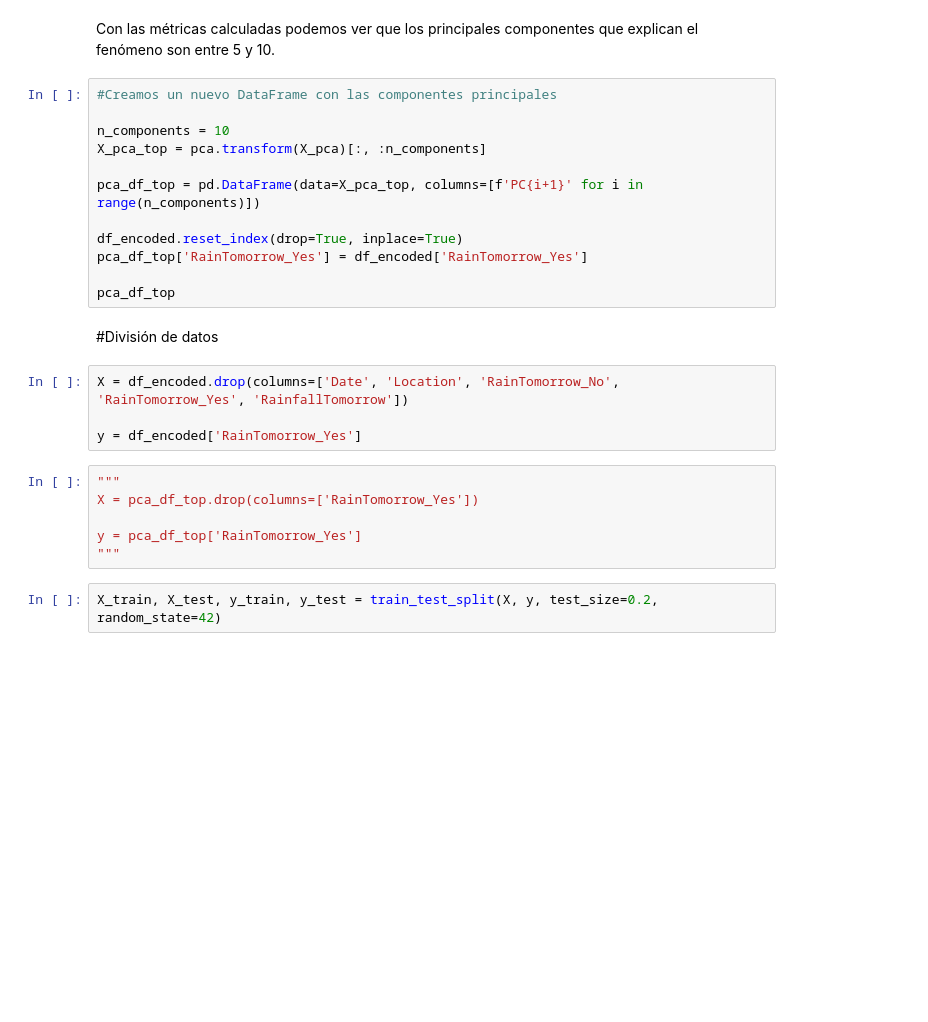
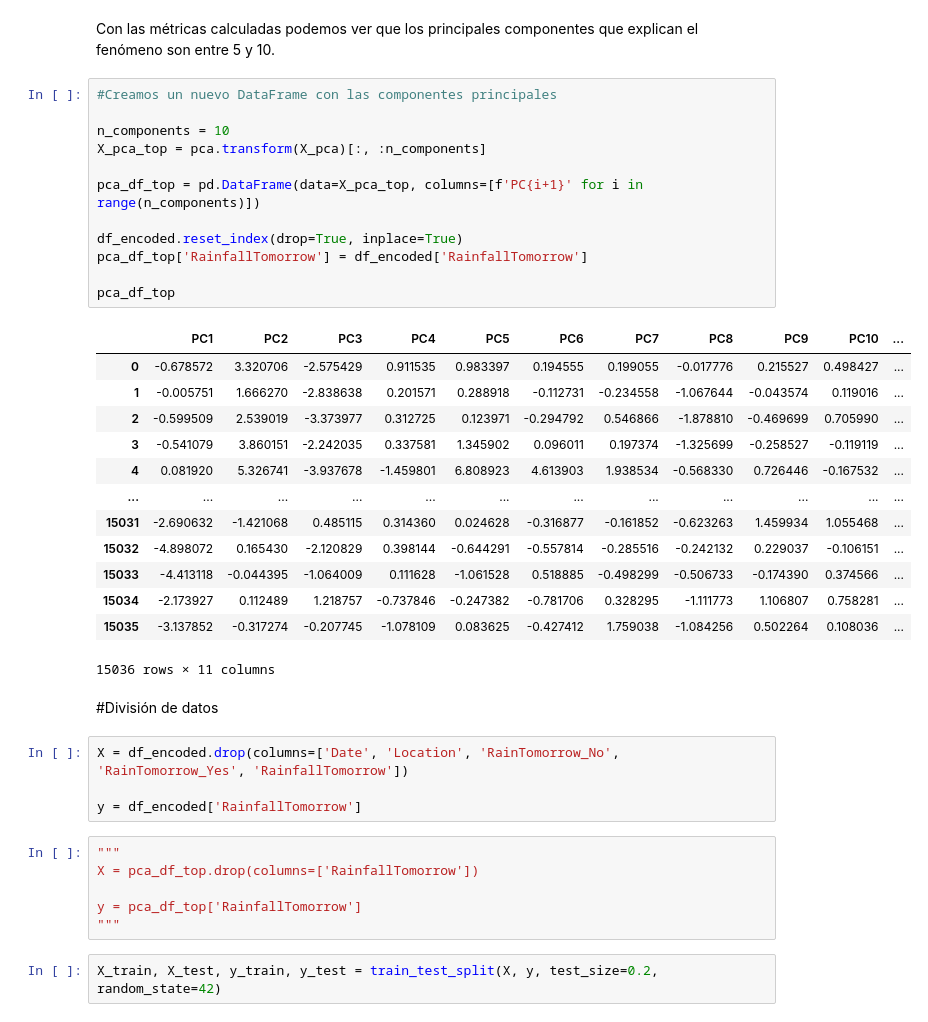
Before and after one commit to rama811/tp_aa1, a Jupyter notebook: TP1_AA1.ipynb, the cells around one changed output. Saved outputs shown, nothing was run; the diff lists cells and outputs as text; blank space fills up the shorter version.

```diff
--- a/TP1_AA1.ipynb
+++ b/TP1_AA1.ipynb
@@ -322,26 +324,40 @@ Con las métricas calculadas podemos ver que los principales componentes que exp
 # %%
 #Creamos un nuevo DataFrame con las componentes principales
 
 n_components = 10
 X_pca_top = pca.transform(X_pca)[:, :n_components]
 
 pca_df_top = pd.DataFrame(data=X_pca_top, columns=[f'PC{i+1}' for i in range(n_components)])
 
 df_encoded.reset_index(drop=True, inplace=True)
-pca_df_top['RainTomorrow_Yes'] = df_encoded['RainTomorrow_Yes']
+pca_df_top['RainfallTomorrow'] = df_encoded['RainfallTomorrow']
 
 pca_df_top
+# %% [output]
+|  | PC1 | PC2 | PC3 | PC4 | PC5 | PC6 | PC7 | PC8 | PC9 | PC10 | ... |
+| 0 | -0.678572 | 3.320706 | -2.575429 | 0.911535 | 0.983397 | 0.194555 | 0.199055 | -0.017776 | 0.215527 | 0.498427 | ... |
+| 1 | -0.005751 | 1.666270 | -2.838638 | 0.201571 | 0.288918 | -0.112731 | -0.234558 | -1.067644 | -0.043574 | 0.119016 | ... |
+| 2 | -0.599509 | 2.539019 | -3.373977 | 0.312725 | 0.123971 | -0.294792 | 0.546866 | -1.878810 | -0.469699 | 0.705990 | ... |
+| 3 | -0.541079 | 3.860151 | -2.242035 | 0.337581 | 1.345902 | 0.096011 | 0.197374 | -1.325699 | -0.258527 | -0.119119 | ... |
+| 4 | 0.081920 | 5.326741 | -3.937678 | -1.459801 | 6.808923 | 4.613903 | 1.938534 | -0.568330 | 0.726446 | -0.167532 | ... |
+| ... | ... | ... | ... | ... | ... | ... | ... | ... | ... | ... | ... |
+| 15031 | -2.690632 | -1.421068 | 0.485115 | 0.314360 | 0.024628 | -0.316877 | -0.161852 | -0.623263 | 1.459934 | 1.055468 | ... |
+| 15032 | -4.898072 | 0.165430 | -2.120829 | 0.398144 | -0.644291 | -0.557814 | -0.285516 | -0.242132 | 0.229037 | -0.106151 | ... |
+| 15033 | -4.413118 | -0.044395 | -1.064009 | 0.111628 | -1.061528 | 0.518885 | -0.498299 | -0.506733 | -0.174390 | 0.374566 | ... |
+| 15034 | -2.173927 | 0.112489 | 1.218757 | -0.737846 | -0.247382 | -0.781706 | 0.328295 | -1.111773 | 1.106807 | 0.758281 | ... |
+| 15035 | -3.137852 | -0.317274 | -0.207745 | -1.078109 | 0.083625 | -0.427412 | 1.759038 | -1.084256 | 0.502264 | 0.108036 | ... |
+15036 rows × 11 columns
 # %% [markdown]
 #División de datos
 # %%
 X = df_encoded.drop(columns=['Date', 'Location', 'RainTomorrow_No', 'RainTomorrow_Yes', 'RainfallTomorrow'])
 
-y = df_encoded['RainTomorrow_Yes']
+y = df_encoded['RainfallTomorrow']
 # %%
 """
-X = pca_df_top.drop(columns=['RainTomorrow_Yes'])
+X = pca_df_top.drop(columns=['RainfallTomorrow'])
 
-y = pca_df_top['RainTomorrow_Yes']
+y = pca_df_top['RainfallTomorrow']
 """
 # %%
 X_train, X_test, y_train, y_test = train_test_split(X, y, test_size=0.2, random_state=42)
```
Also changed, not shown: parts of 10 cells of this notebook.
